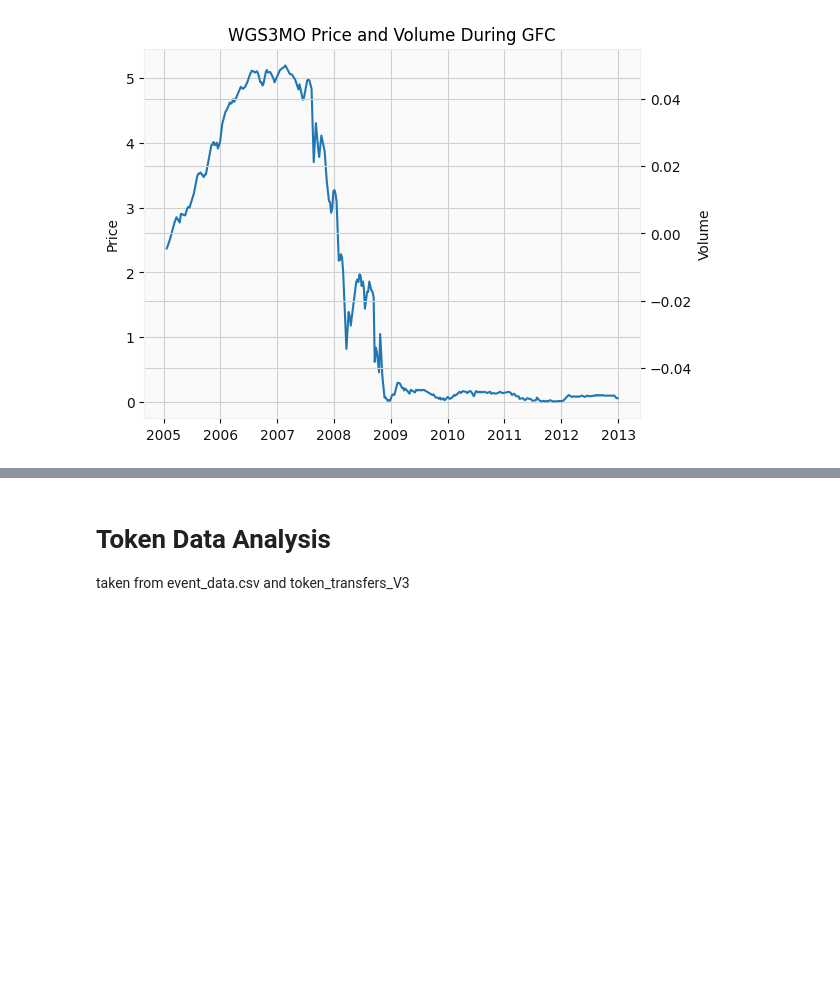
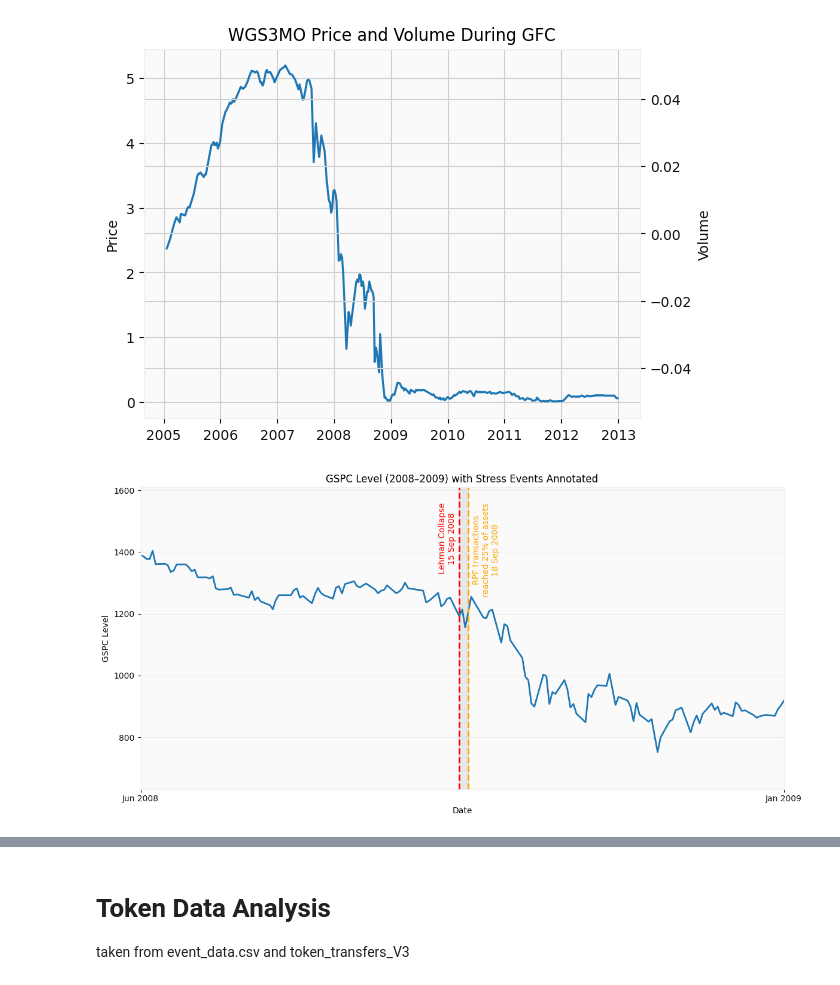
Before and after one commit to Dangomimikyu/ghostbusters, a Jupyter notebook: src/DataParse.ipynb, the cells around one changed output, grey strips where cells are left out. Saved outputs shown, nothing was run; the diff lists cells and outputs as text; code cells hidden in the pictures; blank space fills up the shorter version.

Commit message:
Update for RPF graph using GSPC

```diff
--- a/src/DataParse.ipynb
+++ b/src/DataParse.ipynb
@@ -145,3 +145,80 @@ for name, df in allStocks.items():
 [figure]
 [figure]
 [figure]
+# %%
+import matplotlib.pyplot as plt
+import pandas as pd
+
+df = GSPC_df.copy()
+
+# Key stress timestamps
+lehman_collapse = pd.Timestamp("2008-09-15")
+RPF_withdrawal = pd.Timestamp("2008-09-18")
+
+fig, ax = plt.subplots(figsize=(12, 6))
+
+# -----------------------------
+# Line chart (GSPC level)
+# -----------------------------
+ax.plot(
+    df["Date"],
+    df["Close"],
+    linewidth=2,
+    label="GSPC Level"
+)
+
+ax.set_ylabel("GSPC Level")
+ax.set_xlabel("Date")
+
+# -----------------------------
+# Zoom to 2008–2009
+# -----------------------------
+ax.set_xlim(pd.Timestamp("2008-06-01"), pd.Timestamp("2009-01-01"))
+
+# -----------------------------
+# Stress indicators (dotted vertical lines)
+# -----------------------------
+ax.axvline(lehman_collapse, linestyle="--", linewidth=2, color='red')
+ax.axvline(RPF_withdrawal, linestyle="--", linewidth=2, color='orange')
+ax.axvspan(lehman_collapse, RPF_withdrawal, alpha=0.15, color='grey')
+
+# -----------------------------
+# Annotate along the vertical lines
+# -----------------------------
+ylim = ax.get_ylim()  # get current y-axis limits
+y_top = ylim[1]  # top of y-axis for placing text
+
+offset1 = pd.Timedelta(days=4)
+offset2 = pd.Timedelta(days=6)
+
+ax.text(lehman_collapse - offset1, y_top - 50, "Lehman Collapse\n15 Sep 2008",
+        color="red", fontsize=10, ha="center", va="top", rotation=90)
+ax.text(RPF_withdrawal + offset2, y_top - 50, "RPF transactions\nreached 25% of assets\n18 Sep 2008",
+        color="orange", fontsize=10, ha="center", va="top", rotation=90)
+
+# -----------------------------
+# X-axis ticks remain at key dates
+# -----------------------------
+xticks = [
+    pd.Timestamp("2008-06-01"),
+    pd.Timestamp("2009-01-01"),
+]
+
+xlabels = [
+    "Jun 2008",
+    "Jan 2009",
+]
+
+ax.set_xticks(xticks)
+ax.set_xticklabels(xlabels)
+
+# -----------------------------
+# Title & formatting
+# -----------------------------
+ax.set_title("GSPC Level (2008–2009) with Stress Events Annotated")
+ax.grid(alpha=0.3)
+
+plt.tight_layout()
+plt.show()
+# %% [output]
+[figure, added]
```
Also changed, not shown: parts of 1 cell of this notebook.
